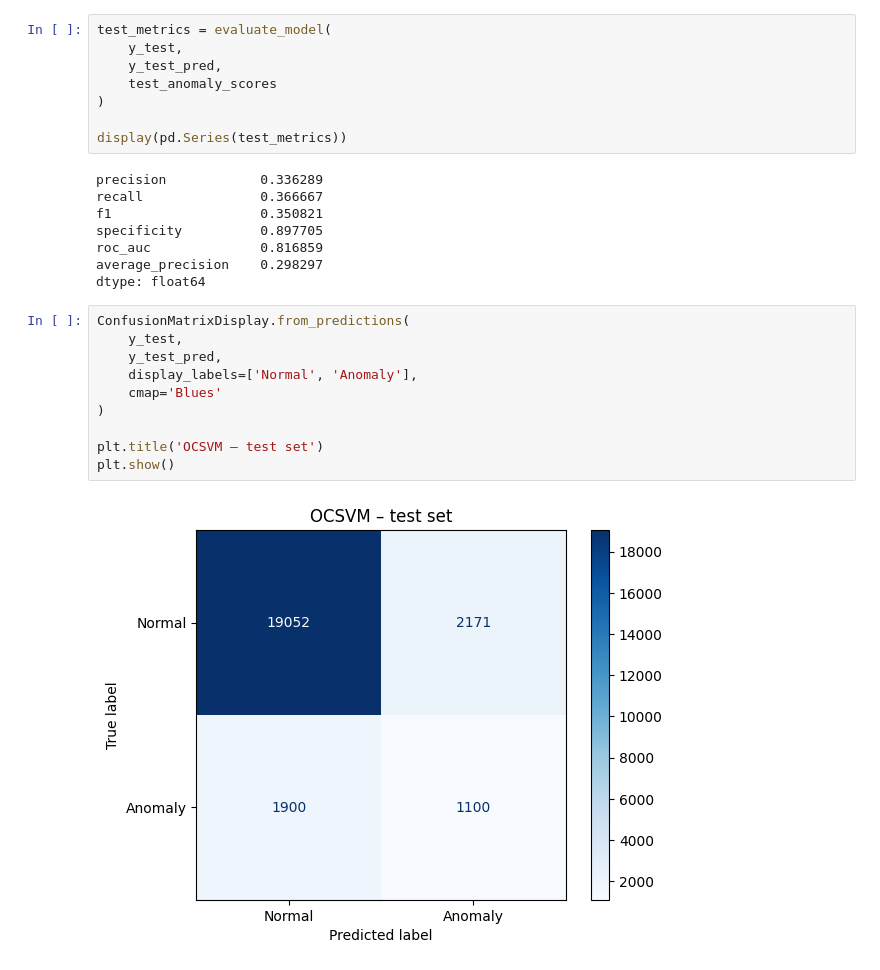
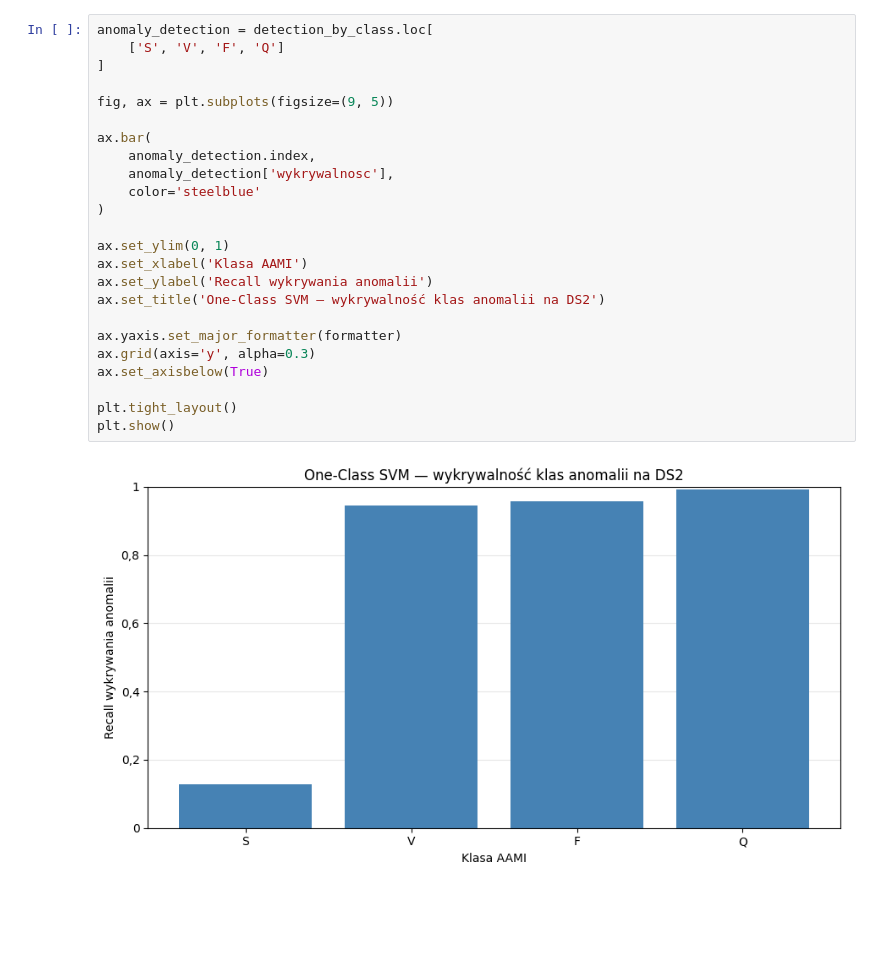
Before and after one commit to spoiler48/ecg-anomalies, a Jupyter notebook: notebooks/07_ocsvm.ipynb, the cells around one changed output. Cells and saved outputs as stored; diff of their text form; blank space fills up the shorter version.

```diff
--- a/notebooks/07_ocsvm.ipynb
+++ b/notebooks/07_ocsvm.ipynb
@@ -231,28 +313,26 @@ def evaluate_model(y_true, y_pred, anomaly_scores):
 # %%
-test_metrics = evaluate_model(
-    y_test,
-    y_test_pred,
-    test_anomaly_scores
+anomaly_detection = detection_by_class.loc[
+    ['S', 'V', 'F', 'Q']
+]
+
+fig, ax = plt.subplots(figsize=(9, 5))
+
+ax.bar(
+    anomaly_detection.index,
+    anomaly_detection['wykrywalnosc'],
+    color='steelblue'
 )
 
-display(pd.Series(test_metrics))
+ax.set_ylim(0, 1)
+ax.set_xlabel('Klasa AAMI')
+ax.set_ylabel('Recall wykrywania anomalii')
+ax.set_title('One-Class SVM — wykrywalność klas anomalii na DS2')
+
+ax.yaxis.set_major_formatter(formatter)
+ax.grid(axis='y', alpha=0.3)
+ax.set_axisbelow(True)
+
+plt.tight_layout()
+plt.show()
 # %% [output]
-precision            0.336289
-recall               0.366667
-f1                   0.350821
-specificity          0.897705
-roc_auc              0.816859
-average_precision    0.298297
-dtype: float64
+[figure, added]
-# %%
-ConfusionMatrixDisplay.from_predictions(
-    y_test,
-    y_test_pred,
-    display_labels=['Normal', 'Anomaly'],
-    cmap='Blues'
-)
-
-plt.title('OCSVM – test set')
-plt.show()
-# %% [output]
-[figure, removed]
```
Also changed, not shown: parts of 21 cells of this notebook, 3 other files.
